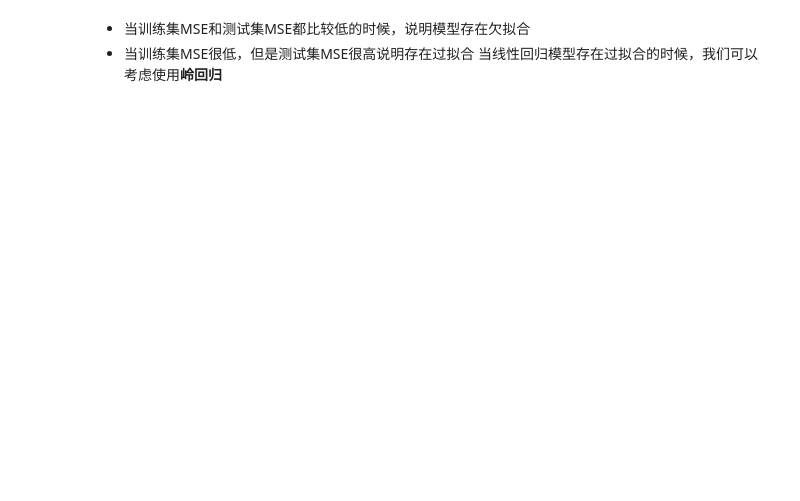
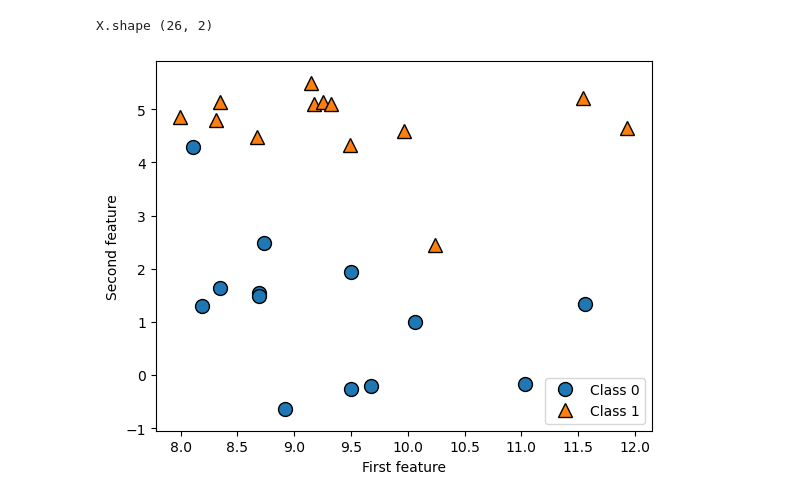
Before and after one commit to godricren/AI50, a Jupyter notebook: python机器学习基础教程/ch2_监督学习.ipynb, the cells around one changed output. Saved outputs shown, nothing was run; the diff lists cells and outputs as text; code cells hidden in the pictures; blank space fills up the shorter version.

```diff
--- a/python机器学习基础教程/ch2_监督学习.ipynb
+++ b/python机器学习基础教程/ch2_监督学习.ipynb
@@ -1,4 +1,17 @@
-# %% [markdown]
-* 当训练集MSE和测试集MSE都比较低的时候，说明模型存在欠拟合
-* 当训练集MSE很低，但是测试集MSE很高说明存在过拟合
-当线性回归模型存在过拟合的时候，我们可以考虑使用**岭回归**
+# %%
+import mglearn
+import matplotlib.pyplot as plt
+
+
+# generate dataset
+X, y = mglearn.datasets.make_forge()
+
+# dataset fig
+mglearn.discrete_scatter(X[:, 0], X[:, 1], y)
+plt.legend(["Class 0", "Class 1"], loc="best")
+plt.xlabel("First feature")
+plt.ylabel("Second feature")
+print(f"X.shape {X.shape}")
+# %% [output]
+X.shape (26, 2)
+[figure, added]
```
Also changed, not shown: parts of 39 cells of this notebook, 32 other files.
